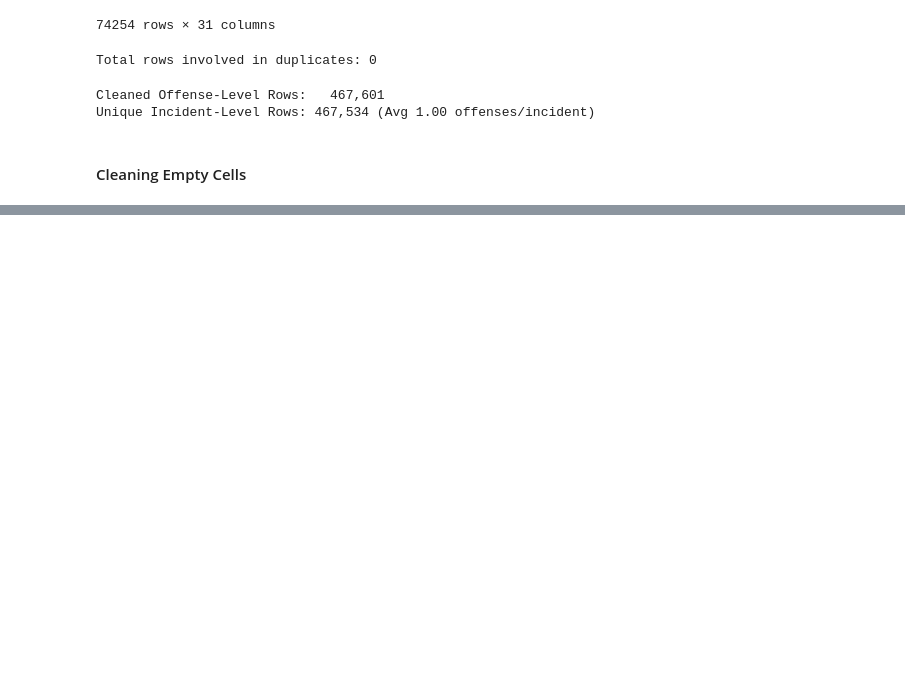
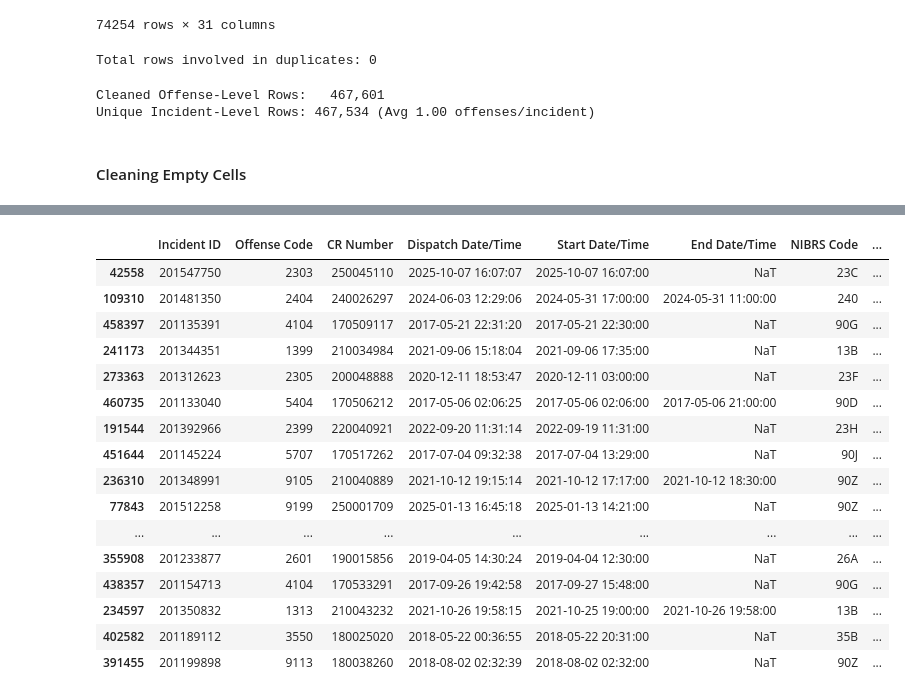
Before and after one commit to ArunaMahaGamage/MSC-AI-CW1, a Jupyter notebook: CW1.ipynb, the cells around one changed output, grey strips where cells are left out. Saved outputs shown, nothing was run; the diff lists cells and outputs as text; code cells hidden in the pictures; blank space fills up the shorter version.

```diff
--- a/CW1.ipynb
+++ b/CW1.ipynb
@@ -199,0 +200,22 @@ clean_df.plot()
+# %%
+pd.set_option("display.max_columns", None)
+pd.set_option("display.max_rows", 100)
+df.sample(100)
+# %% [output]
+|  | Incident ID | Offense Code | CR Number | Dispatch Date/Time | Start Date/Time | End Date/Time | NIBRS Code | ... |
+| 42558 | 201547750 | 2303 | 250045110 | 2025-10-07 16:07:07 | 2025-10-07 16:07:00 | NaT | 23C | ... |
+| 109310 | 201481350 | 2404 | 240026297 | 2024-06-03 12:29:06 | 2024-05-31 17:00:00 | 2024-05-31 11:00:00 | 240 | ... |
+| 458397 | 201135391 | 4104 | 170509117 | 2017-05-21 22:31:20 | 2017-05-21 22:30:00 | NaT | 90G | ... |
+| 241173 | 201344351 | 1399 | 210034984 | 2021-09-06 15:18:04 | 2021-09-06 17:35:00 | NaT | 13B | ... |
+| 273363 | 201312623 | 2305 | 200048888 | 2020-12-11 18:53:47 | 2020-12-11 03:00:00 | NaT | 23F | ... |
+| 460735 | 201133040 | 5404 | 170506212 | 2017-05-06 02:06:25 | 2017-05-06 02:06:00 | 2017-05-06 21:00:00 | 90D | ... |
+| 191544 | 201392966 | 2399 | 220040921 | 2022-09-20 11:31:14 | 2022-09-19 11:31:00 | NaT | 23H | ... |
+| 451644 | 201145224 | 5707 | 170517262 | 2017-07-04 09:32:38 | 2017-07-04 13:29:00 | NaT | 90J | ... |
+| 236310 | 201348991 | 9105 | 210040889 | 2021-10-12 19:15:14 | 2021-10-12 17:17:00 | 2021-10-12 18:30:00 | 90Z | ... |
+| 77843 | 201512258 | 9199 | 250001709 | 2025-01-13 16:45:18 | 2025-01-13 14:21:00 | NaT | 90Z | ... |
+| ... | ... | ... | ... | ... | ... | ... | ... | ... |
+| 355908 | 201233877 | 2601 | 190015856 | 2019-04-05 14:30:24 | 2019-04-04 12:30:00 | NaT | 26A | ... |
+| 438357 | 201154713 | 4104 | 170533291 | 2017-09-26 19:42:58 | 2017-09-27 15:48:00 | NaT | 90G | ... |
+| 234597 | 201350832 | 1313 | 210043232 | 2021-10-26 19:58:15 | 2021-10-25 19:00:00 | 2021-10-26 19:58:00 | 13B | ... |
+| 402582 | 201189112 | 3550 | 180025020 | 2018-05-22 00:36:55 | 2018-05-22 20:31:00 | NaT | 35B | ... |
+| 391455 | 201199898 | 9113 | 180038260 | 2018-08-02 02:32:39 | 2018-08-02 02:32:00 | NaT | 90Z | ... |
```
Also changed, not shown: parts of 22 cells of this notebook, 1 other file.
